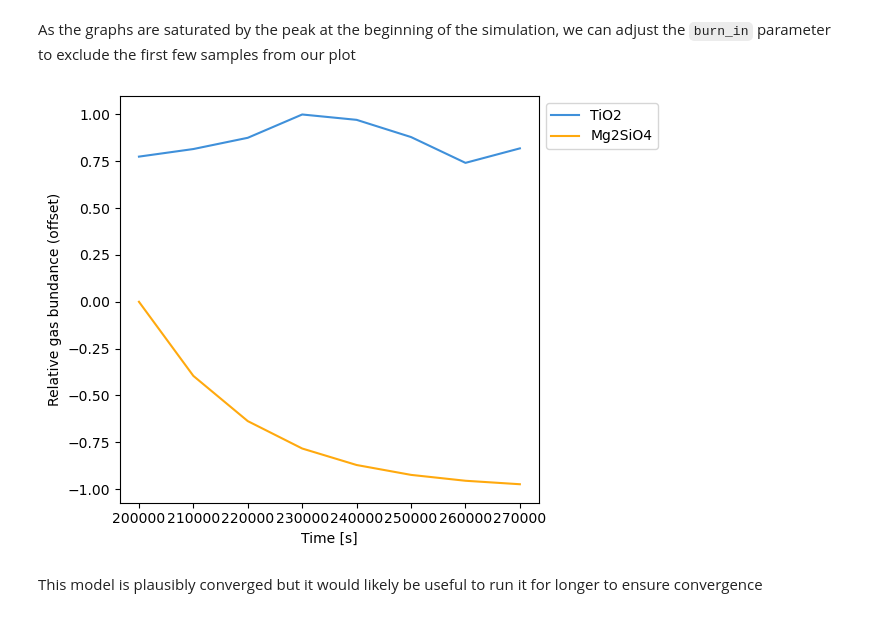
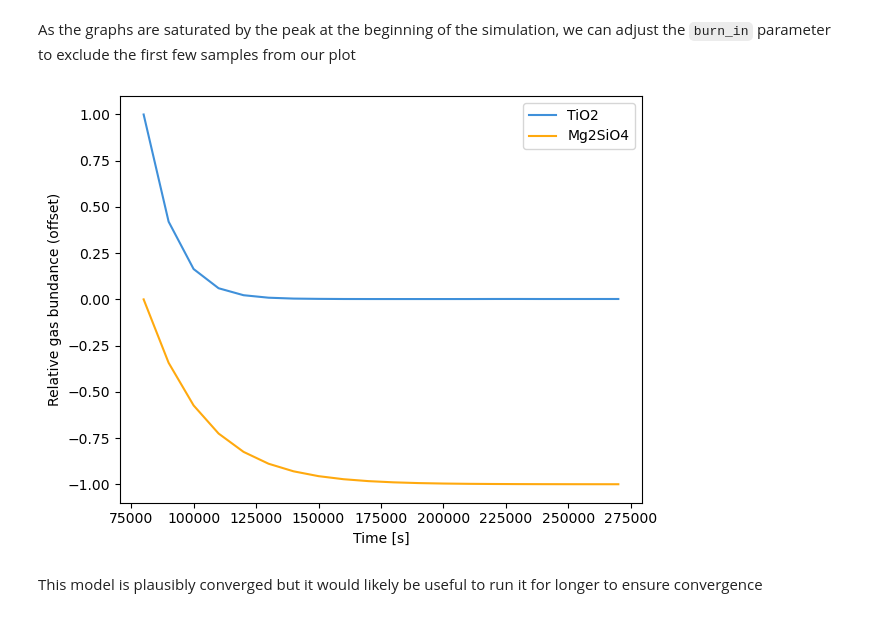
Before and after one commit to wcukier/carmapy, a Jupyter notebook: docs/source/notebooks/2_results.ipynb, the cells around one changed output. Saved outputs shown, nothing was run; the diff lists cells and outputs as text; code cells hidden in the pictures.

```diff
--- a/docs/source/notebooks/2_results.ipynb
+++ b/docs/source/notebooks/2_results.ipynb
@@ -24,9 +22,9 @@ carma.results.plot_toa_gas(burn_in=0)
 # %% [markdown]
 As the graphs are saturated by the peak at the beginning of the simulation, we can adjust the `burn_in` parameter to exclude the first few samples from our plot
 # %%
-carma.results.plot_toa_gas(burn_in=20)
+carma.results.plot_toa_gas(burn_in=8)
 # %% [output]
-[figure, old version]
+[figure, new version]
 # %% [markdown]
 This model is plausibly converged but it would likely be useful to run it for longer to ensure convergence
 # %% [markdown]
```
Also changed, not shown: parts of 3 cells of this notebook, 9 other files.
